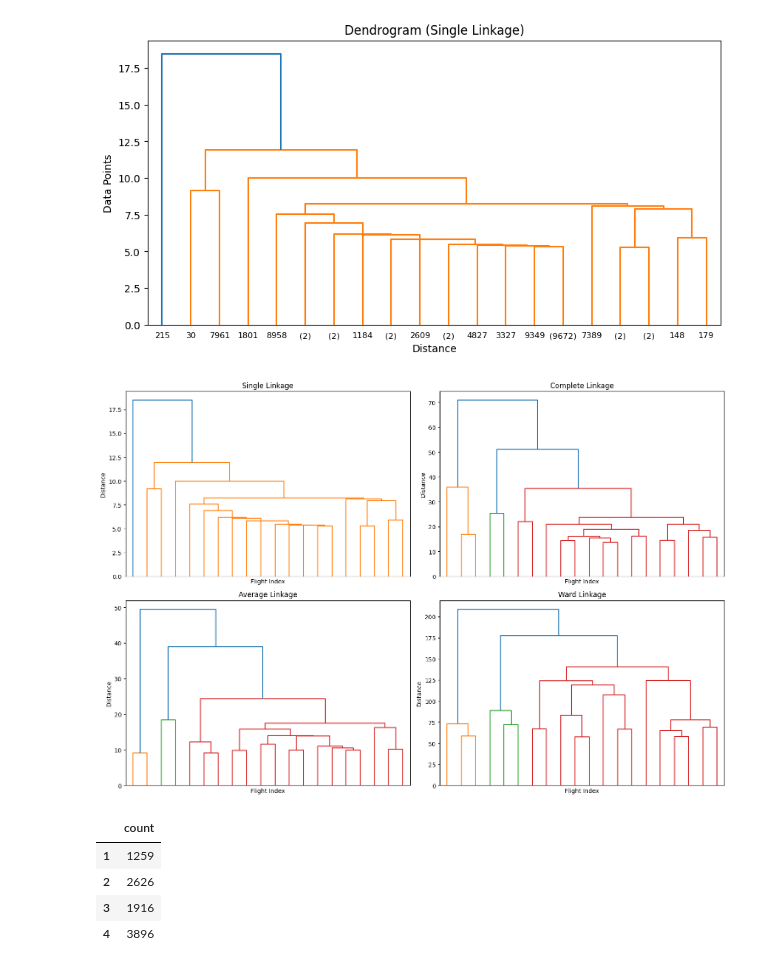
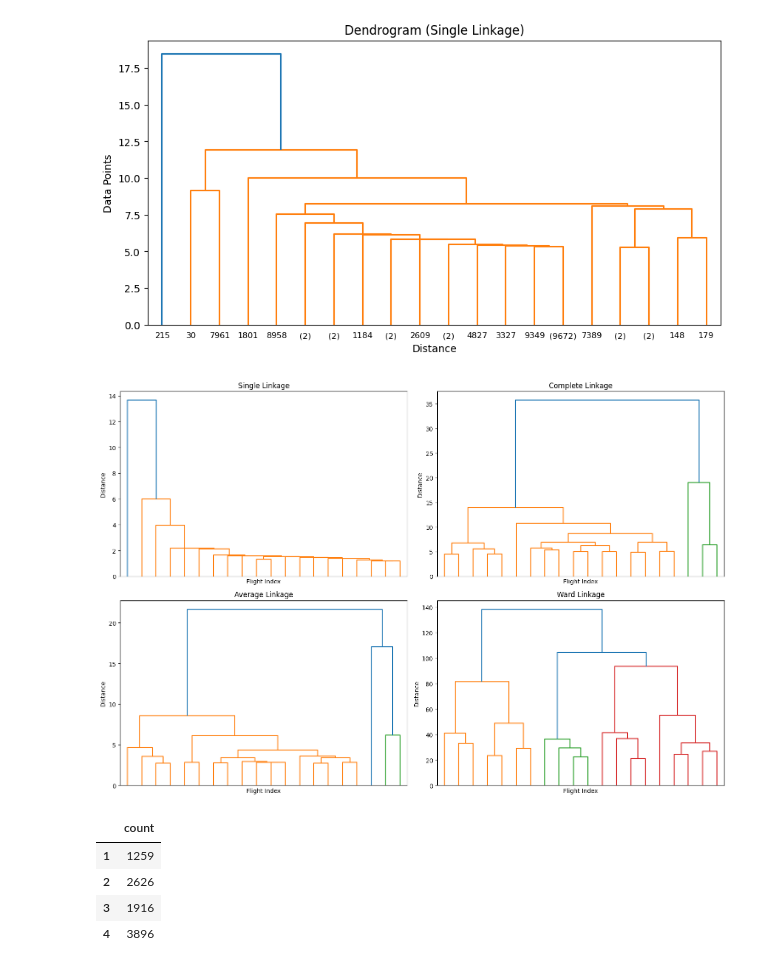
Before and after one commit to ben-phillips-5227/data-analyst-portfolio, a Jupyter notebook: projects/Airline_Clustering/notebooks/Clustering.ipynb, the cells around one changed output. Saved outputs shown, nothing was run; the diff lists cells and outputs as text; code cells hidden in the pictures.

```diff
--- a/projects/Airline_Clustering/notebooks/Clustering.ipynb
+++ b/projects/Airline_Clustering/notebooks/Clustering.ipynb
@@ -23,0 +102,27 @@ df = pd.read_csv(url)
+# %%
+def evaluate_k_range(X, k_min=2, k_max=10, random_state=42):
+    rows = []
+    for k in range(k_min, k_max + 1):
+        pipe = Pipeline([
+            ("scaler", StandardScaler()),
+            ("kmeans", KMeans(n_clusters=k, n_init=30, random_state=random_state))
+        ])
+        labels = pipe.fit_predict(X)
+        Xt = pipe.named_steps["scaler"].transform(X)
+        rows.append({
+            "k": k,
+            "calinski_harabasz": calinski_harabasz_score(Xt, labels),
+            "davies_bouldin": davies_bouldin_score(Xt, labels),
+        })
+    return pd.DataFrame(rows)
+
+scores = evaluate_k_range(X, 2, 10)
+
+best_ch_k = scores.loc[scores["calinski_harabasz"].idxmax(), "k"]
+best_db_k = scores.loc[scores["davies_bouldin"].idxmin(), "k"]
+print("Best by CH:", best_ch_k, "| Best by DBI:", best_db_k)
+
+ax = scores.plot(x="k", y=["calinski_harabasz", "davies_bouldin"], marker="o", title="Cluster quality vs k")
+ax.set_xlabel("k")
+ax.set_ylabel("score")
+plt.show()
@@ -130,16 +237,16 @@ plt.show()
 # %%
 methods = ["single", "complete", "average", "ward"]
 fig, axes = plt.subplots(2, 2, figsize=(15, 10))
 for ax, method in zip(axes.flat, methods):
-    linked = linkage(scaled, method=method)
+    linked = linkage(Xt, method=method)
     dendrogram(linked, no_labels=True, truncate_mode='lastp', p=20, ax=ax)
     ax.set_title(f"{method.title()} Linkage")
     ax.set_xlabel("Flight Index")
     ax.set_ylabel("Distance")
 plt.tight_layout()
 plt.show()
 # %% [output]
-[figure, old version]
+[figure, new version]
 # %%
 clusters = fcluster(Ward, 4, criterion="maxclust")
 pd.Series(clusters).value_counts().sort_index()
```
Also changed, not shown: parts of 11 cells of this notebook.
